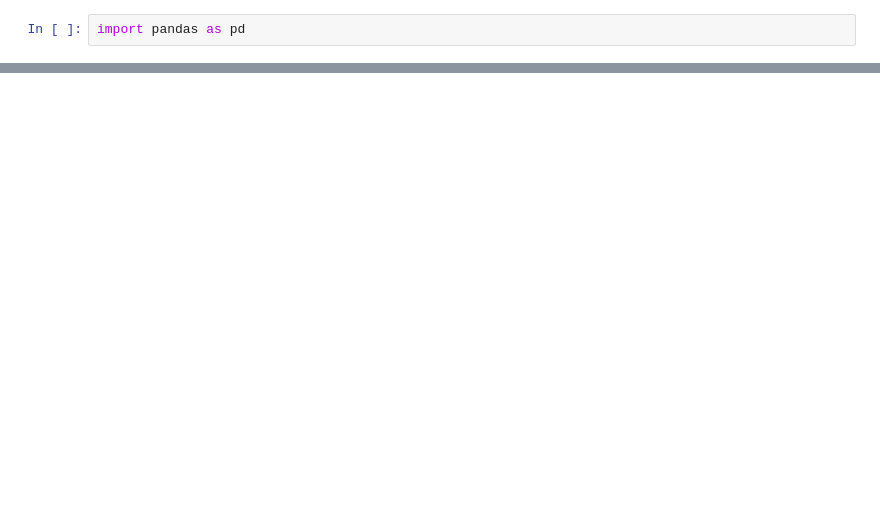
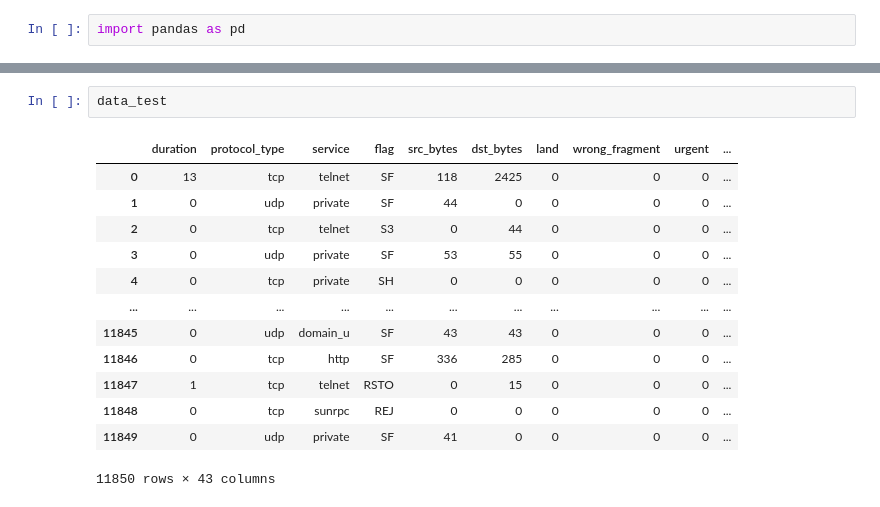
Before and after one commit to salforis/CNN-lstm, a Jupyter notebook: CNN.ipynb, the cells around one changed output, grey strips where cells are left out. Drawn from its saved outputs; the diff is of its cells as text; blank space fills up the shorter version.

```diff
--- a/CNN.ipynb
+++ b/CNN.ipynb
@@ -22,0 +66,16 @@ data.head()
+# %%
+data_test
+# %% [output]
+|  | duration | protocol_type | service | flag | src_bytes | dst_bytes | land | wrong_fragment | urgent | ... |
+| 0 | 13 | tcp | telnet | SF | 118 | 2425 | 0 | 0 | 0 | ... |
+| 1 | 0 | udp | private | SF | 44 | 0 | 0 | 0 | 0 | ... |
+| 2 | 0 | tcp | telnet | S3 | 0 | 44 | 0 | 0 | 0 | ... |
+| 3 | 0 | udp | private | SF | 53 | 55 | 0 | 0 | 0 | ... |
+| 4 | 0 | tcp | private | SH | 0 | 0 | 0 | 0 | 0 | ... |
+| ... | ... | ... | ... | ... | ... | ... | ... | ... | ... | ... |
+| 11845 | 0 | udp | domain_u | SF | 43 | 43 | 0 | 0 | 0 | ... |
+| 11846 | 0 | tcp | http | SF | 336 | 285 | 0 | 0 | 0 | ... |
+| 11847 | 1 | tcp | telnet | RSTO | 0 | 15 | 0 | 0 | 0 | ... |
+| 11848 | 0 | tcp | sunrpc | REJ | 0 | 0 | 0 | 0 | 0 | ... |
+| 11849 | 0 | udp | private | SF | 41 | 0 | 0 | 0 | 0 | ... |
+11850 rows × 43 columns
```
Also changed, not shown: parts of 12 cells of this notebook.
